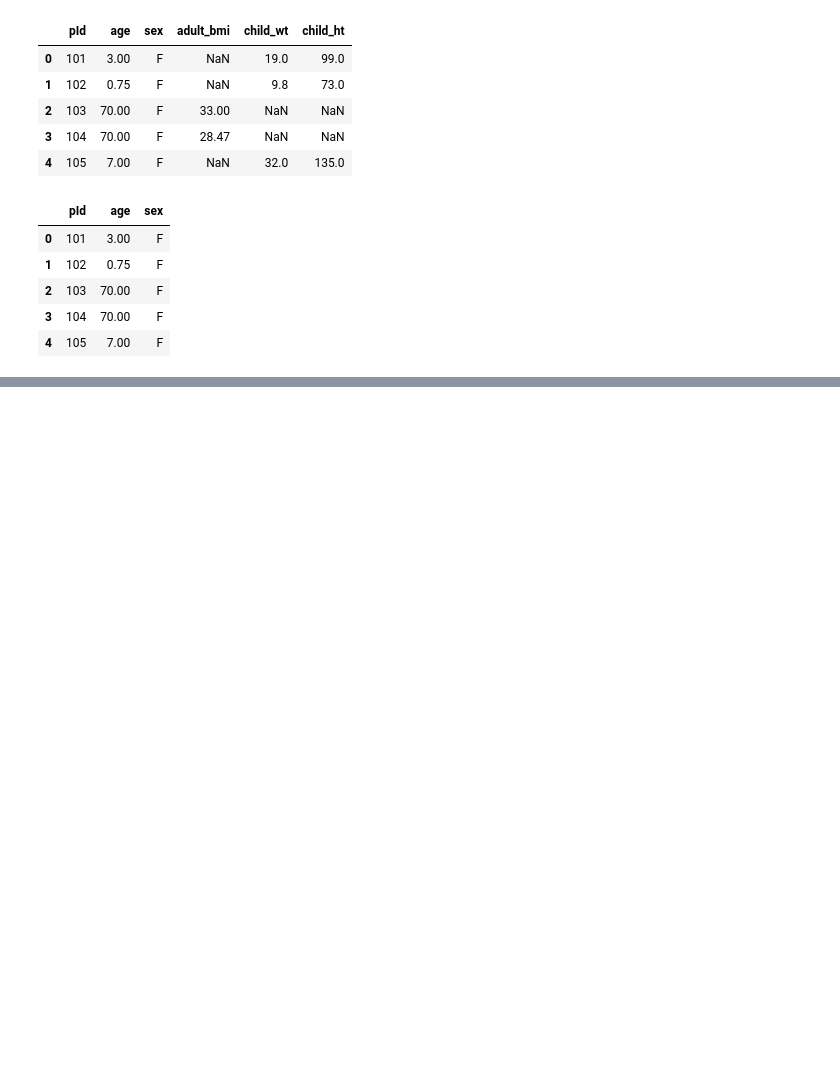
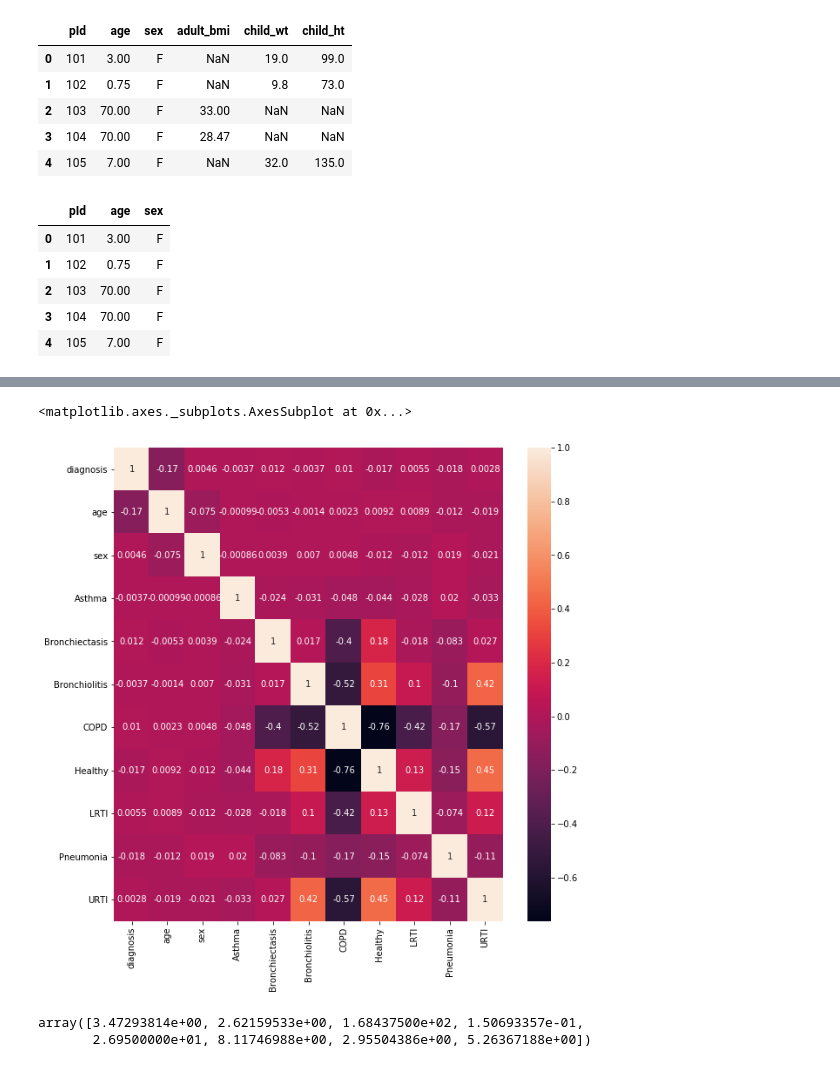
Before and after one commit to danaelisanicolas/Detecting-Respiratory-Disease, a Jupyter notebook: code/part-5-training-with-text-data.ipynb, the cells around one changed output, grey strips where cells are left out. Drawn from its saved outputs; the diff is of its cells as text; code cells hidden in the pictures; blank space fills up the shorter version.

```diff
--- a/code/part-5-training-with-text-data.ipynb
+++ b/code/part-5-training-with-text-data.ipynb
@@ -113,0 +222,8 @@ for pid in pids:
+# %%
+final_df['sex'].fillna(0, inplace=True) #this is mode
+# %%
+final_df['age'].fillna(final_df['age'].describe().mean(), inplace=True)
+# %%
+label_encoder = LabelEncoder()
+diag_encoded = label_encoder.fit_transform(final_df['diagnosis'])
+diag_encoded
@@ -113,0 +236,2 @@ for pid in pids:
+# %%
+final_df['diagnosis'] = diag_encoded
@@ -113,0 +263,6 @@ for pid in pids:
+# %%
+fig, ax = plt.subplots(figsize=(10,10))
+sns.heatmap(final_df.corr(), annot=True)
+# %% [output]
+<matplotlib.axes._subplots.AxesSubplot at 0x...>
+[figure, added]
@@ -113,0 +272,6 @@ for pid in pids:
+# %%
+class_weights = class_weight.compute_class_weight(classes = y.unique(), y=y, class_weight='balanced')
+class_weights
+# %% [output]
+array([3.47293814e+00, 2.62159533e+00, 1.68437500e+02, 1.50693357e-01,
+       2.69500000e+01, 8.11746988e+00, 2.95504386e+00, 5.26367188e+00])
```
Also changed, not shown: parts of 82 cells of this notebook, 3 other files.
